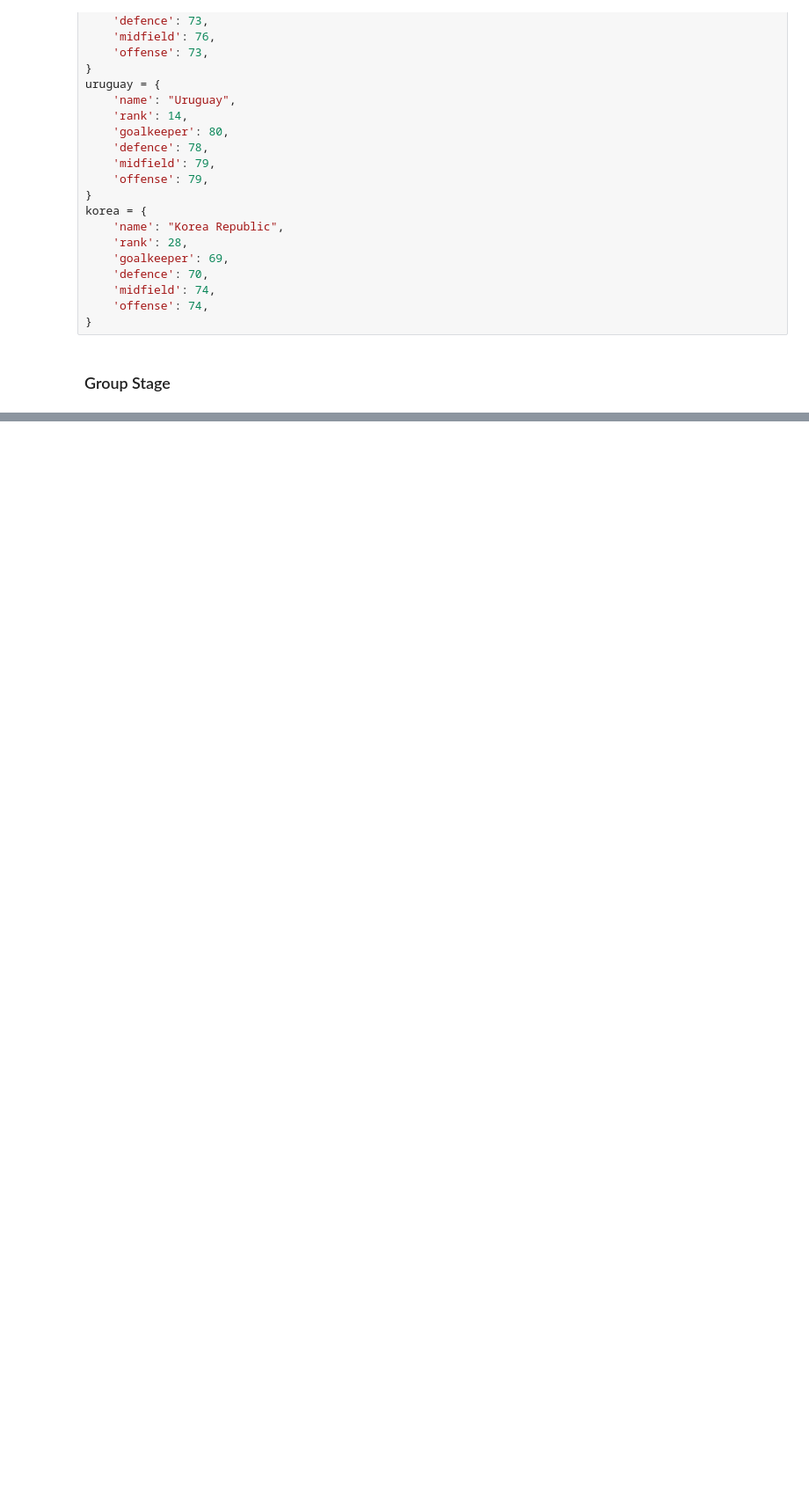
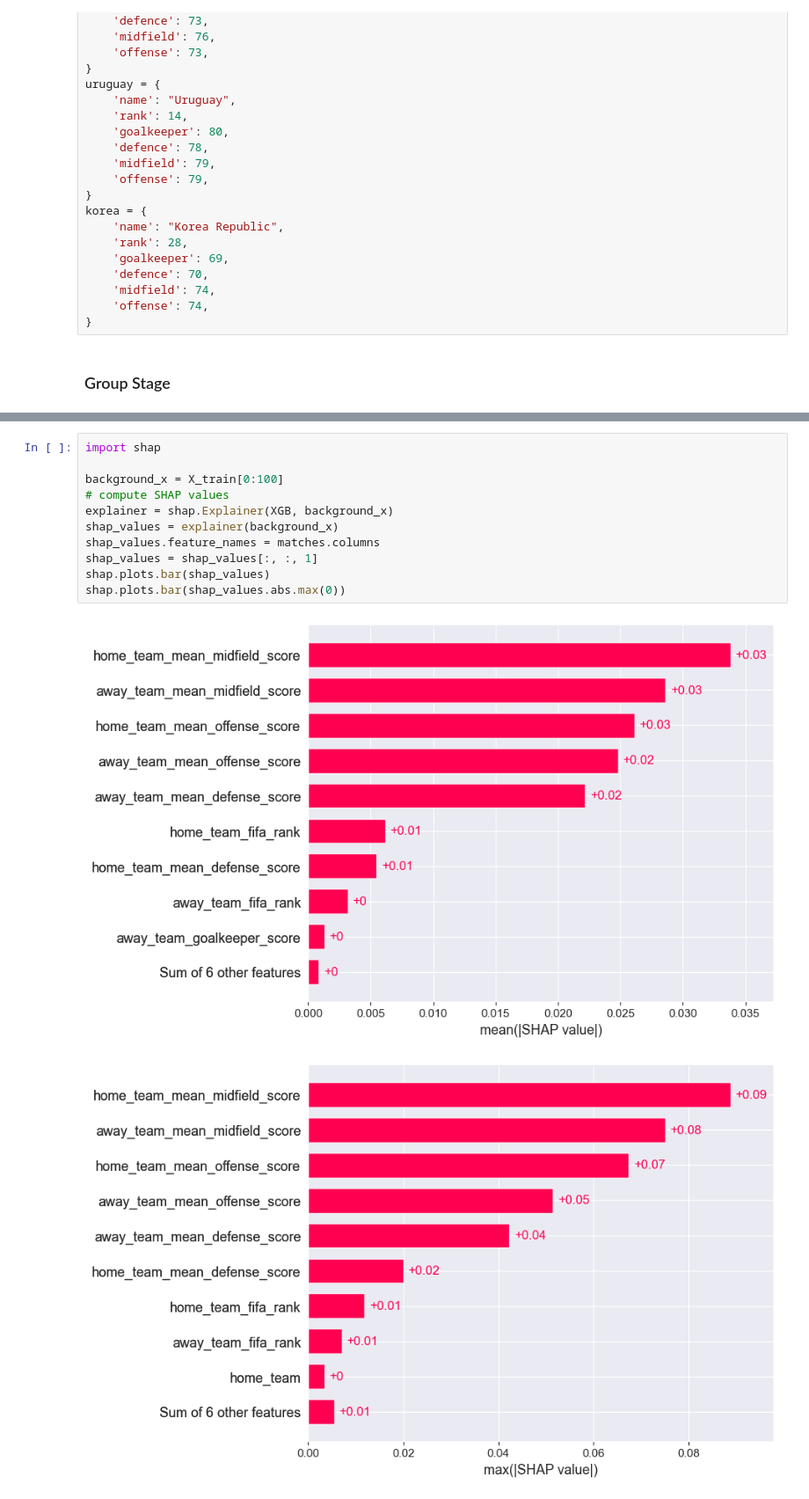
Before and after one commit to TomasBruno1/fifa-2022-predictor, a Jupyter notebook: main.ipynb, the cells around one changed output, grey strips where cells are left out. Shown at 88% size. Saved outputs shown, nothing was run; the diff lists cells and outputs as text; blank space fills up the shorter version.

```diff
--- a/main.ipynb
+++ b/main.ipynb
@@ -1124,0 +1521,14 @@ HYPER OPT -> prueba muchos parametros -> bayesian optimization
+# %%
+import shap
+
+background_x = X_train[0:100]
+# compute SHAP values
+explainer = shap.Explainer(XGB, background_x)
+shap_values = explainer(background_x)
+shap_values.feature_names = matches.columns
+shap_values = shap_values[:, :, 1]
+shap.plots.bar(shap_values)
+shap.plots.bar(shap_values.abs.max(0))
+# %% [output]
+[figure, added]
+[figure, added]
```
Also changed, not shown: parts of 88 cells of this notebook.
